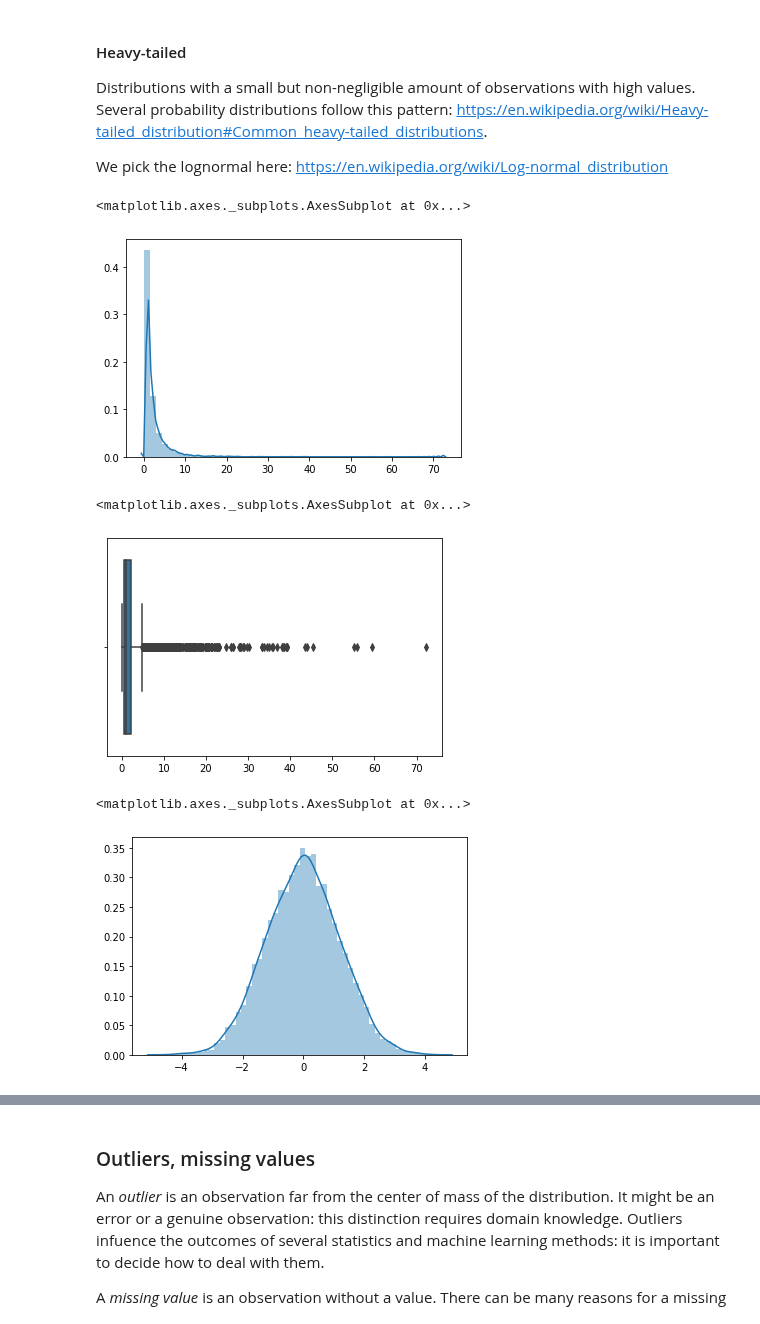
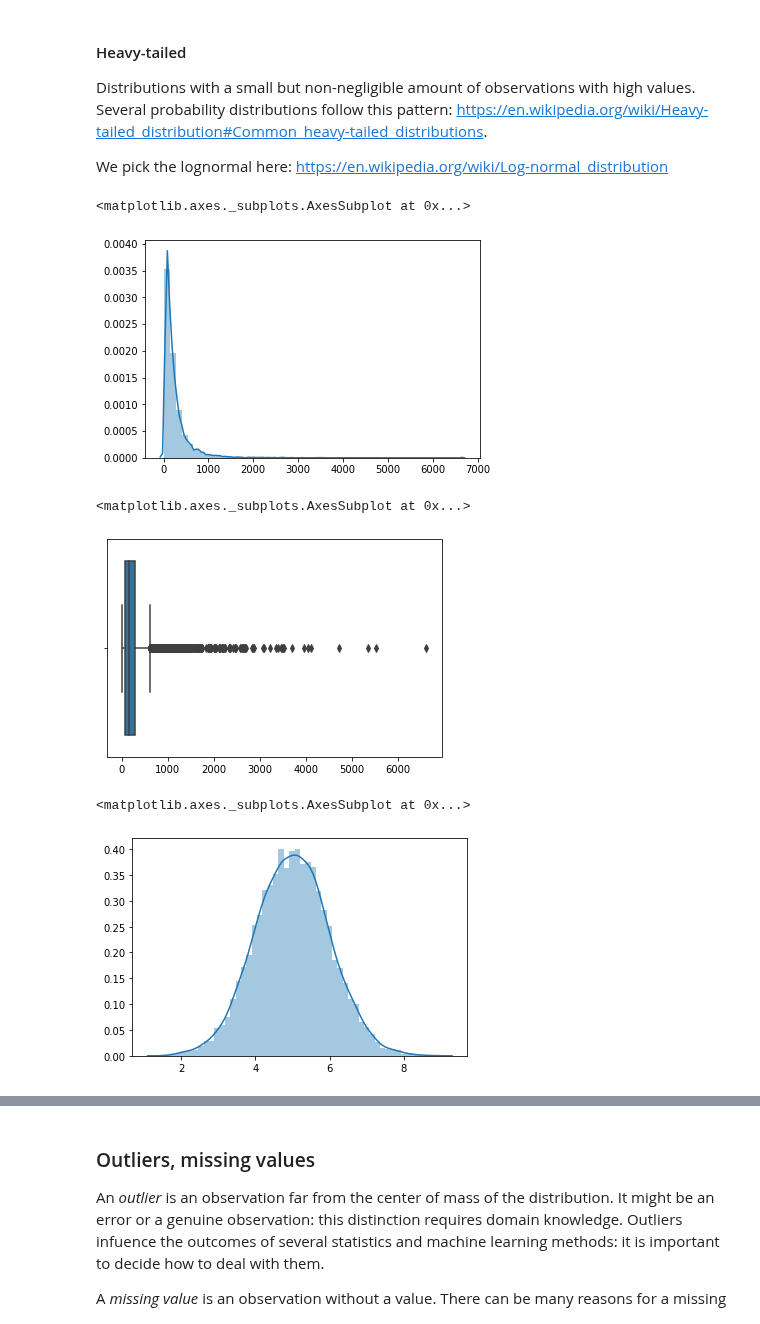
Before and after one commit to mromanello/ADA-DHOxSS, a Jupyter notebook: notebooks/4.1 Exploratory data analysis and working with texts.ipynb, the cells around one changed output, grey strips where cells are left out. Cells and saved outputs as stored; diff of their text form; code cells hidden in the pictures.

```diff
--- a/notebooks/4.1 Exploratory data analysis and working with texts.ipynb
+++ b/notebooks/4.1 Exploratory data analysis and working with texts.ipynb
@@ -149,23 +149,23 @@ Distributions with a small but non-negligible amount of observations with high v
 
 We pick the lognormal here: https://en.wikipedia.org/wiki/Log-normal_distribution
 # %%
-s2 = np.random.lognormal(0, 1.2, 10000)
+s2 = np.random.lognormal(5, 1, 10000)
 sns.distplot(s2)
 # %% [output]
 <matplotlib.axes._subplots.AxesSubplot at 0x...>
-[figure, old version]
+[figure, new version]
 # %%
 sns.boxplot(s2)
 # %% [output]
 <matplotlib.axes._subplots.AxesSubplot at 0x...>
-[figure, old version]
+[figure, new version]
 # %%
 # Why "lognormal"?
 
 sns.distplot(np.log(s2))
 # %% [output]
 <matplotlib.axes._subplots.AxesSubplot at 0x...>
-[figure, old version]
+[figure, new version]
 # %% [markdown]
 #### Box plots
 
```
Also changed, not shown: parts of 12 cells of this notebook, 1 other file.
